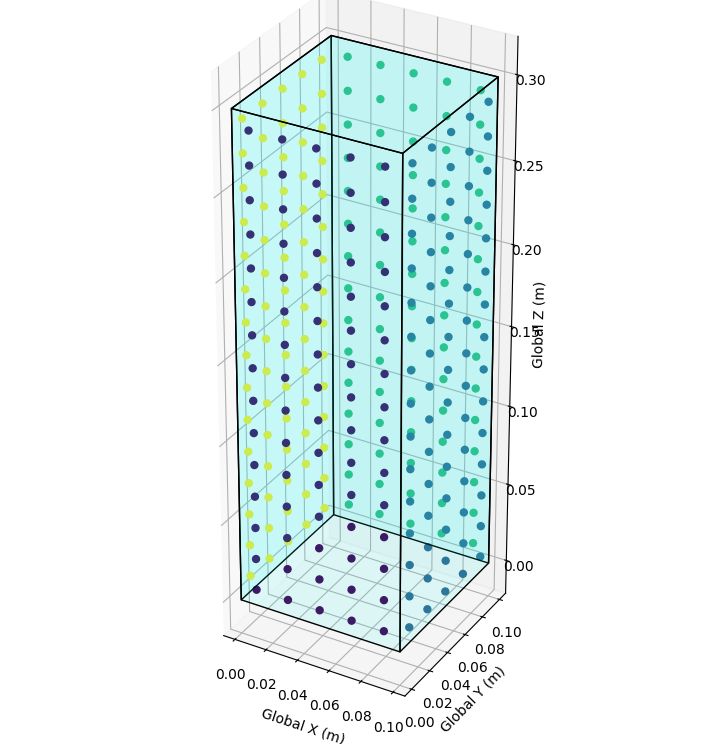
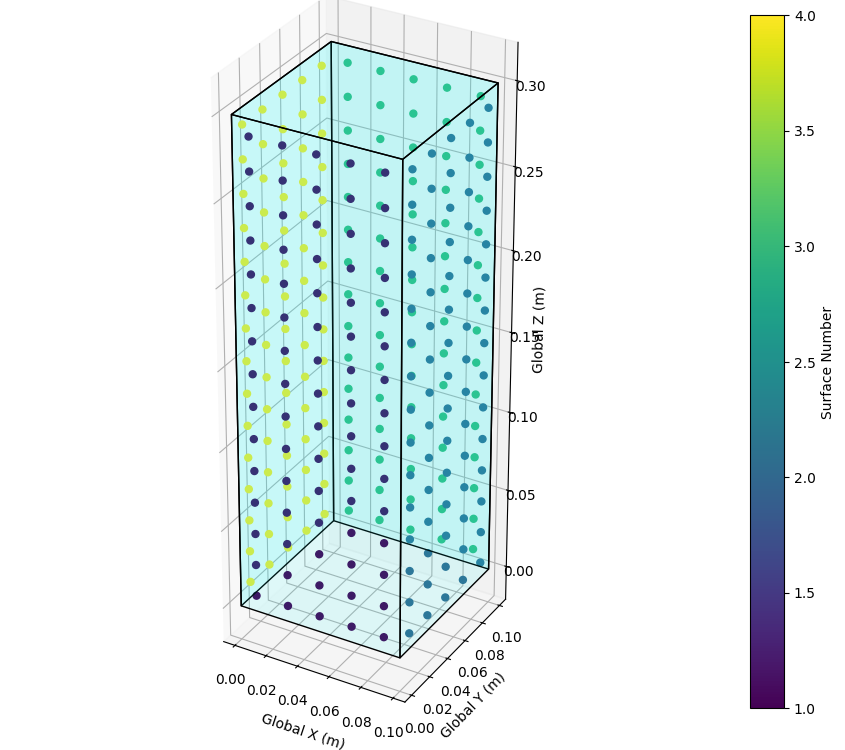
The notebook cell's code change between the first figure and the second:
--- before
+++ after
@@ -27,4 +27,6 @@
 ax.set_box_aspect([B, D, H]) 
 
+plt.colorbar(scatter, label='Surface Number')
+
 ax.set_xlabel('Global X (m)')
 ax.set_ylabel('Global Y (m)')

Commit: working fast api for upload along with updated codes for other graphs and HDF decoder implimentation